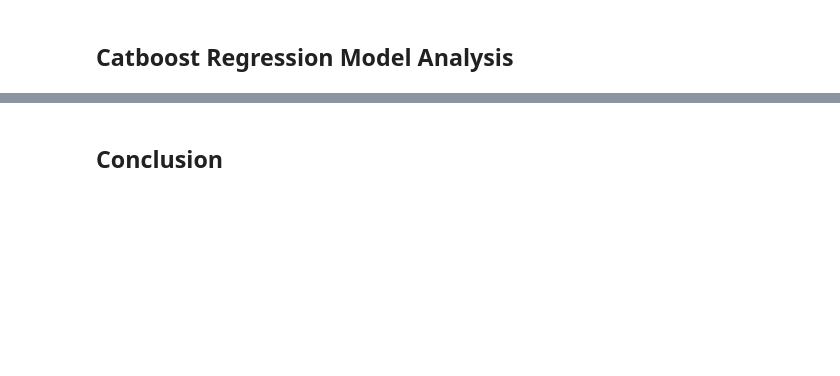
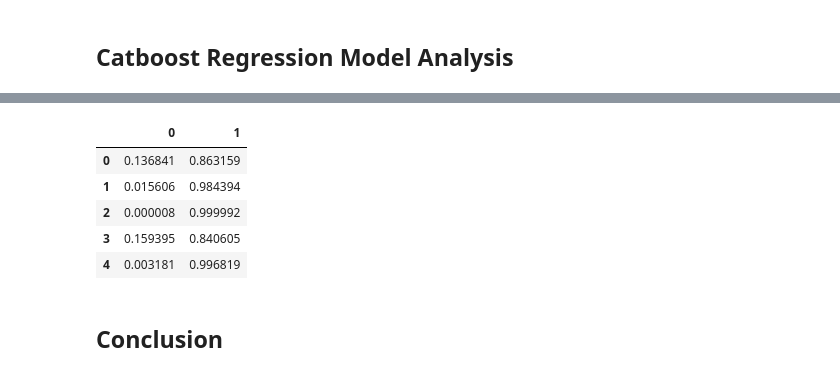
Before and after one commit to brookemosby/Movies, a Jupyter notebook: Movies_Analysis.ipynb, the cells around one changed output, grey strips where cells are left out. Saved outputs shown, nothing was run; the diff lists cells and outputs as text; code cells hidden in the pictures; blank space fills up the shorter version.

```diff
--- a/Movies_Analysis.ipynb
+++ b/Movies_Analysis.ipynb
@@ -324,2 +390,11 @@ AttributeError: 'CatBoostRegressor' object has no attribute 'best_params_'
+# %%
+nn.head()
+# %% [output]
+|  | 0 | 1 |
+| 0 | 0.136841 | 0.863159 |
+| 1 | 0.015606 | 0.984394 |
+| 2 | 0.000008 | 0.999992 |
+| 3 | 0.159395 | 0.840605 |
+| 4 | 0.003181 | 0.996819 |
 # %% [markdown]
 ## Conclusion
```
Also changed, not shown: parts of 3 cells of this notebook.
